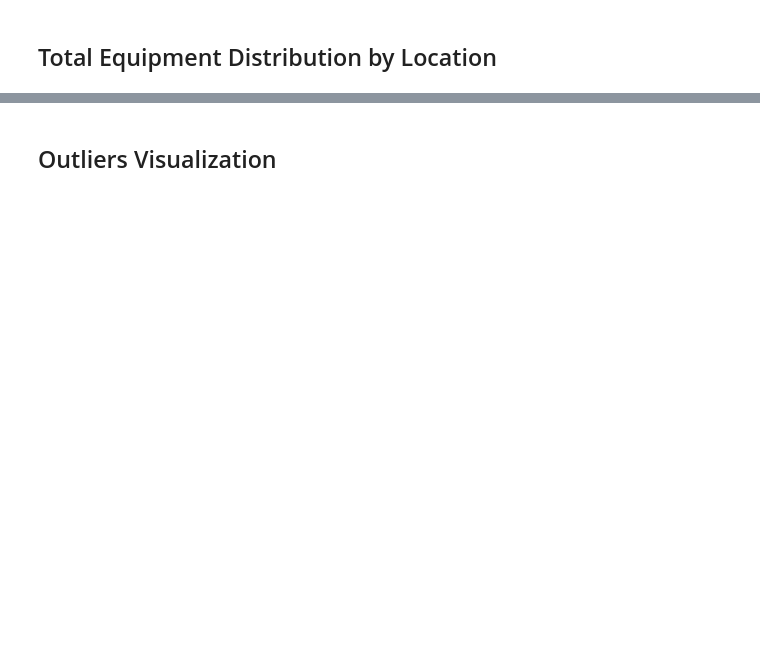
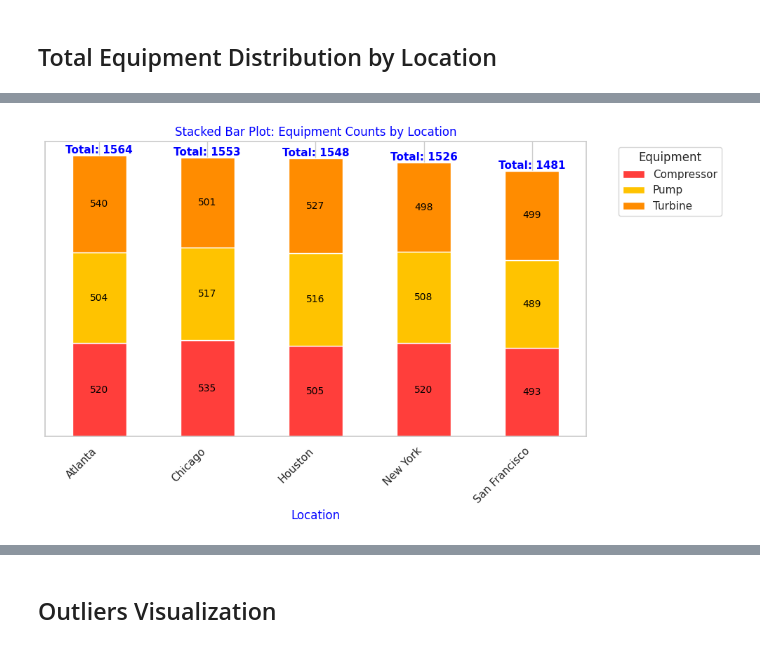
Before and after one commit to mk7890/Industrial-Equipment-Fault-Detection-Machine-Learning-1-Capstone-Project, a Jupyter notebook: ML1_Capstone_Industrial_equipment_fault_detection.ipynb, the cells around one changed output, grey strips where cells are left out. Drawn from its saved outputs; the diff is of its cells as text; code cells hidden in the pictures; blank space fills up the shorter version.

```diff
--- a/ML1_Capstone_Industrial_equipment_fault_detection.ipynb
+++ b/ML1_Capstone_Industrial_equipment_fault_detection.ipynb
@@ -213,0 +205,26 @@ plt.show()
+# %%
+grouped_data = dataframe.groupby(['location', 'equipment']).size().reset_index(name='count') # Group by location and equipment, then count occurrences
+pivot_data = grouped_data.pivot(index='location', columns='equipment', values='count').fillna(0) # Pivot the data for stacked bar plotting
+custom_colors = ['#FF3E3B', '#FFC300', '#FF8C00']  # Custom colors for equipment types : Red, Yellow, Orange
+ax = pivot_data.plot(kind='bar', stacked=True, figsize=(10, 6), color=custom_colors, legend=True) # Plot stacked bar graph
+ax.yaxis.set_visible(False) # Remove the y-axis
+# Annotate counts on the stacked bars
+for i, location in enumerate(pivot_data.index):
+    y_offset = 0  # Tracks the cumulative height for stacking
+    for equipment, value in pivot_data.loc[location].items():
+        if value > 0:  # Only annotate non-zero values
+            ax.text(x=i, y=y_offset + value / 2, s=int(value), ha='center', va='center', color='black', fontsize=10)
+            y_offset += value
+    # Annotate the total count for the bar
+    total = pivot_data.loc[location].sum()
+    ax.text(x=i, y=y_offset, s=f"Total: {int(total)}", ha='center', va='bottom', color='blue', fontsize=11, fontweight='bold')
+# Customize the plot
+plt.xticks(rotation=45, ha='right')  # Rotate location names for better visibility
+plt.xlabel("Location", color="blue")
+plt.ylabel("Count", color="blue")
+plt.title("Stacked Bar Plot: Equipment Counts by Location", color="blue")
+plt.legend(title="Equipment", bbox_to_anchor=(1.05, 1), loc='upper left') # Move the legend outside the plot
+plt.tight_layout() # Adjust layout
+plt.show()
+# %% [output]
+[figure, added]
```
Also changed, not shown: parts of 58 cells of this notebook.
